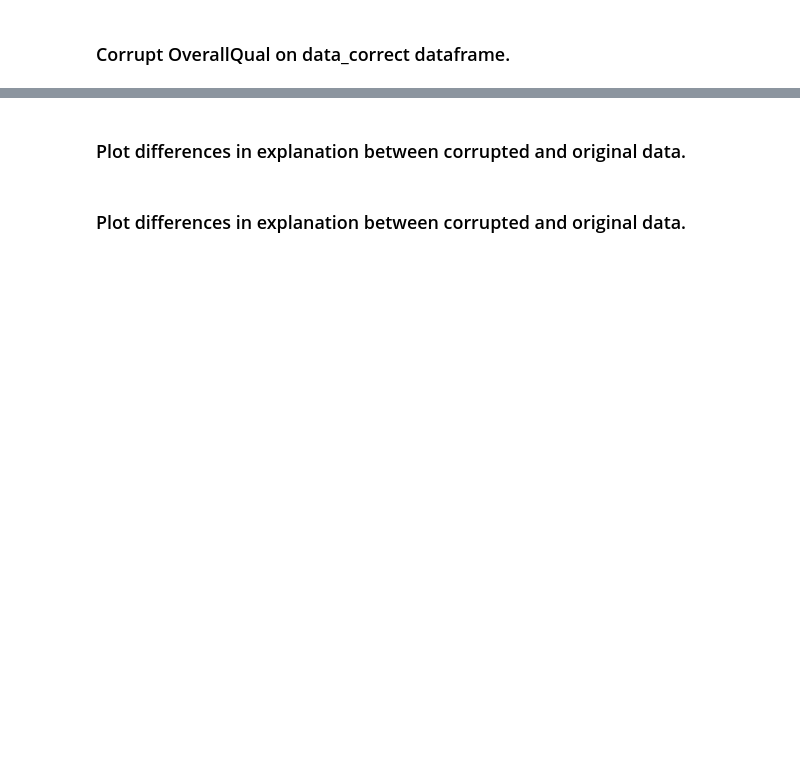
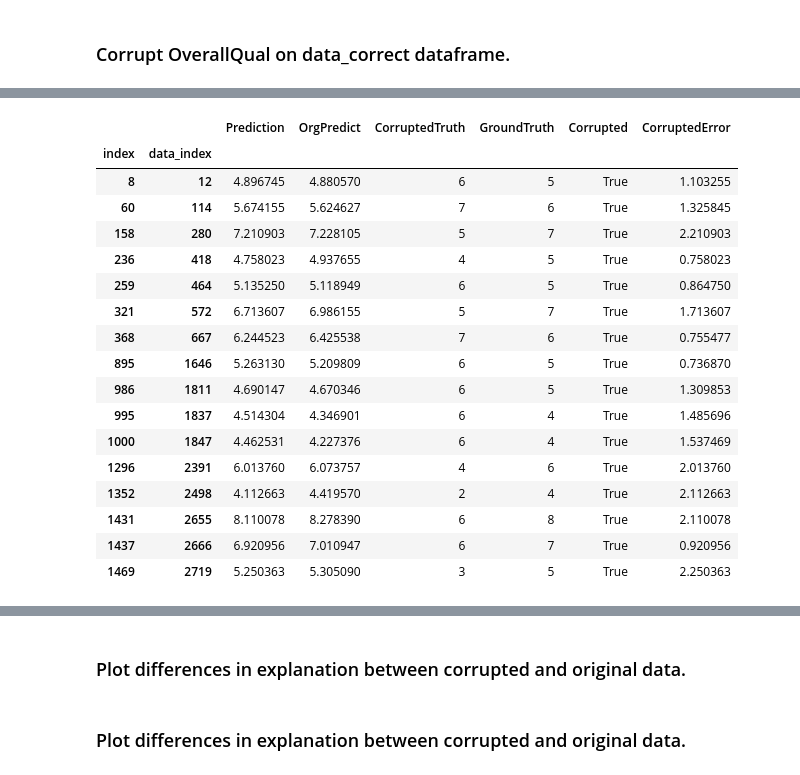
Before and after one commit to ngqhung0912/Research-Database-IR, a Jupyter notebook: data-corruption.ipynb, the cells around one changed output, grey strips where cells are left out. Cells and saved outputs as stored; diff of their text form; code cells hidden in the pictures; blank space fills up the shorter version.

```diff
--- a/data-corruption.ipynb
+++ b/data-corruption.ipynb
@@ -45,8 +46,8 @@ print(ridge.score(X_test, y_test))
 y_pred = ridge.predict(X)
 y_score = get_score(ridge, X, y)
 
-y_correct = get_truthful_values(y_score, error=1)
-y_doubt = get_doubtful_values(y_score, error=1)
+y_correct = get_truthful_values(y_score)
+y_doubt = get_doubtful_values(y_score)
 # %% [markdown]
 ### Get explanation for original model
 # %%
@@ -111,3 +182,24 @@ y_corrupted_doubt[y_corrupted_doubt['Corrupted'] == False]
+# %%
+y_corrupted_list
+# %% [output]
+|  |  | Prediction | OrgPredict | CorruptedTruth | GroundTruth | Corrupted | CorruptedError |
+| index | data_index |  |  |  |  |  |  |
+| 8 | 12 | 4.896745 | 4.880570 | 6 | 5 | True | 1.103255 |
+| 60 | 114 | 5.674155 | 5.624627 | 7 | 6 | True | 1.325845 |
+| 158 | 280 | 7.210903 | 7.228105 | 5 | 7 | True | 2.210903 |
+| 236 | 418 | 4.758023 | 4.937655 | 4 | 5 | True | 0.758023 |
+| 259 | 464 | 5.135250 | 5.118949 | 6 | 5 | True | 0.864750 |
+| 321 | 572 | 6.713607 | 6.986155 | 5 | 7 | True | 1.713607 |
+| 368 | 667 | 6.244523 | 6.425538 | 7 | 6 | True | 0.755477 |
+| 895 | 1646 | 5.263130 | 5.209809 | 6 | 5 | True | 0.736870 |
+| 986 | 1811 | 4.690147 | 4.670346 | 6 | 5 | True | 1.309853 |
+| 995 | 1837 | 4.514304 | 4.346901 | 6 | 4 | True | 1.485696 |
+| 1000 | 1847 | 4.462531 | 4.227376 | 6 | 4 | True | 1.537469 |
+| 1296 | 2391 | 6.013760 | 6.073757 | 4 | 6 | True | 2.013760 |
+| 1352 | 2498 | 4.112663 | 4.419570 | 2 | 4 | True | 2.112663 |
+| 1431 | 2655 | 8.110078 | 8.278390 | 6 | 8 | True | 2.110078 |
+| 1437 | 2666 | 6.920956 | 7.010947 | 6 | 7 | True | 0.920956 |
+| 1469 | 2719 | 5.250363 | 5.305090 | 3 | 5 | True | 2.250363 |
 # %%
 shap.initjs()
 explainer_corruption = shap.Explainer(ridge_corrupt, X_corrupted, algorithm="linear", seed=100)
```
Also changed, not shown: parts of 16 cells of this notebook.
